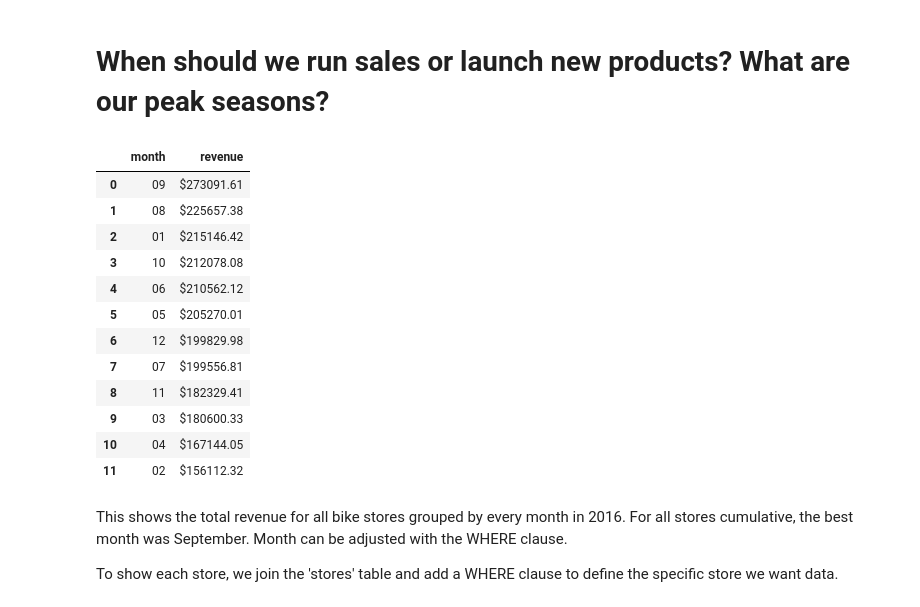
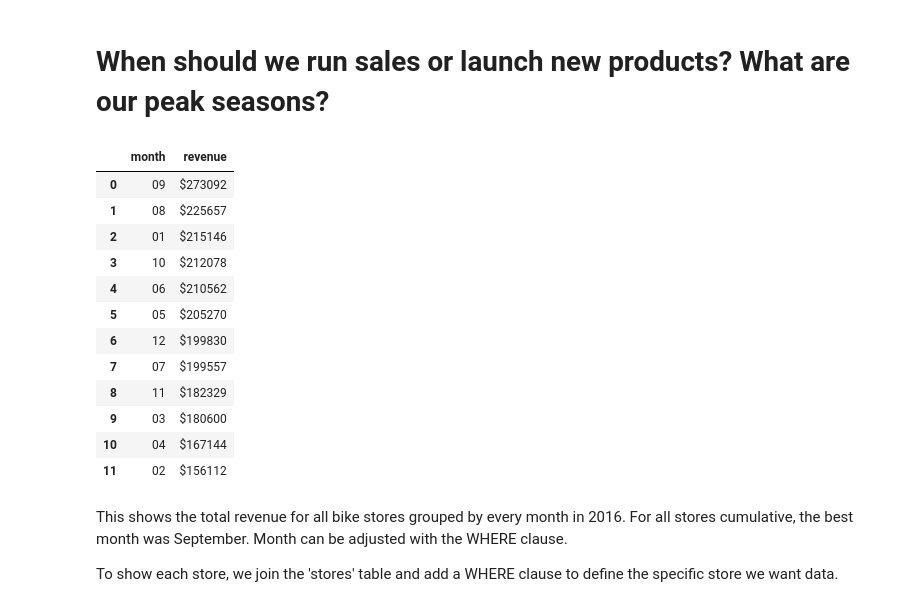
Before and after one commit to AbhimanyuShri/Bike-Store-Sales-Analysis, a Jupyter notebook: bike-store-sales-analysis.ipynb, the cells around one changed output. Drawn from its saved outputs; the diff is of its cells as text; code cells hidden in the pictures.

```diff
--- a/bike-store-sales-analysis.ipynb
+++ b/bike-store-sales-analysis.ipynb
@@ -734,36 +750,38 @@ df22a
 # %%
 q23= '''
 
 SELECT
 strftime('%m', o.order_date) AS month, '$' ||
-ROUND(SUM(ort.quantity * ort.list_price * (1 - ort.discount)), 2) AS revenue
+CAST(ROUND(SUM(ort.quantity * ort.list_price * (1 - ort.discount))) AS int) AS revenue
 FROM orders o
 LEFT JOIN order_items ort
 ON ort.order_id = o.order_id
-WHERE strftime('%Y', o.order_date) = '2016'
-GROUP BY strftime('%m', o.order_date)
+WHERE
+    strftime('%Y', o.order_date) = '2016'
+GROUP BY
+    strftime('%m', o.order_date)
 ORDER BY
-ROUND(SUM(ort.quantity * ort.list_price * (1 - ort.discount)), 2) DESC;
+    ROUND(SUM(ort.quantity * ort.list_price * (1 - ort.discount)), 2) DESC;
 
 
 '''
 
 df23 = pd.read_sql_query(q23, db)
 df23
 # %% [output]
 |  | month | revenue |
-| 0 | 09 | $273091.61 |
-| 1 | 08 | $225657.38 |
-| 2 | 01 | $215146.42 |
-| 3 | 10 | $212078.08 |
-| 4 | 06 | $210562.12 |
-| 5 | 05 | $205270.01 |
-| 6 | 12 | $199829.98 |
-| 7 | 07 | $199556.81 |
-| 8 | 11 | $182329.41 |
-| 9 | 03 | $180600.33 |
-| 10 | 04 | $167144.05 |
-| 11 | 02 | $156112.32 |
+| 0 | 09 | $273092 |
+| 1 | 08 | $225657 |
+| 2 | 01 | $215146 |
+| 3 | 10 | $212078 |
+| 4 | 06 | $210562 |
+| 5 | 05 | $205270 |
+| 6 | 12 | $199830 |
+| 7 | 07 | $199557 |
+| 8 | 11 | $182329 |
+| 9 | 03 | $180600 |
+| 10 | 04 | $167144 |
+| 11 | 02 | $156112 |
 # %% [markdown]
 This shows the total revenue for all bike stores grouped by every month in 2016. For all stores cumulative, the best month was September. Month can be adjusted with the WHERE clause.
 
```
Also changed, not shown: parts of 21 cells of this notebook.
